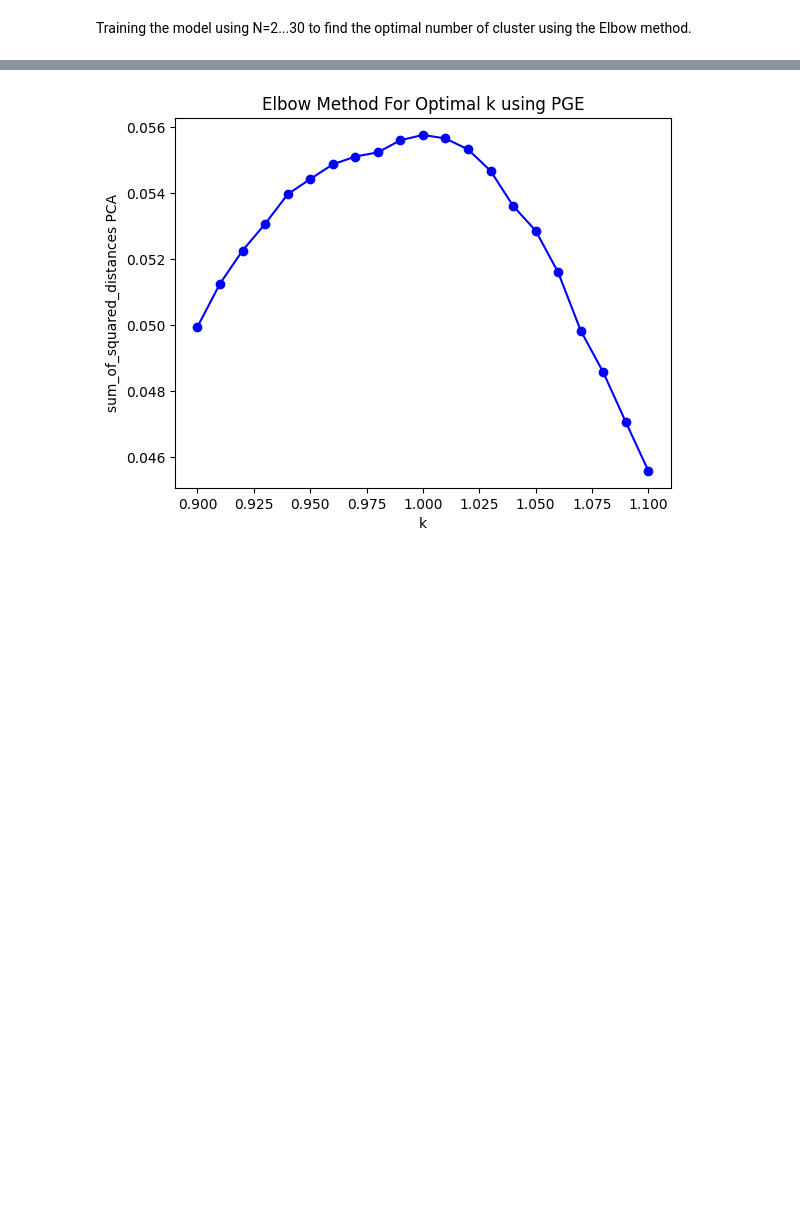
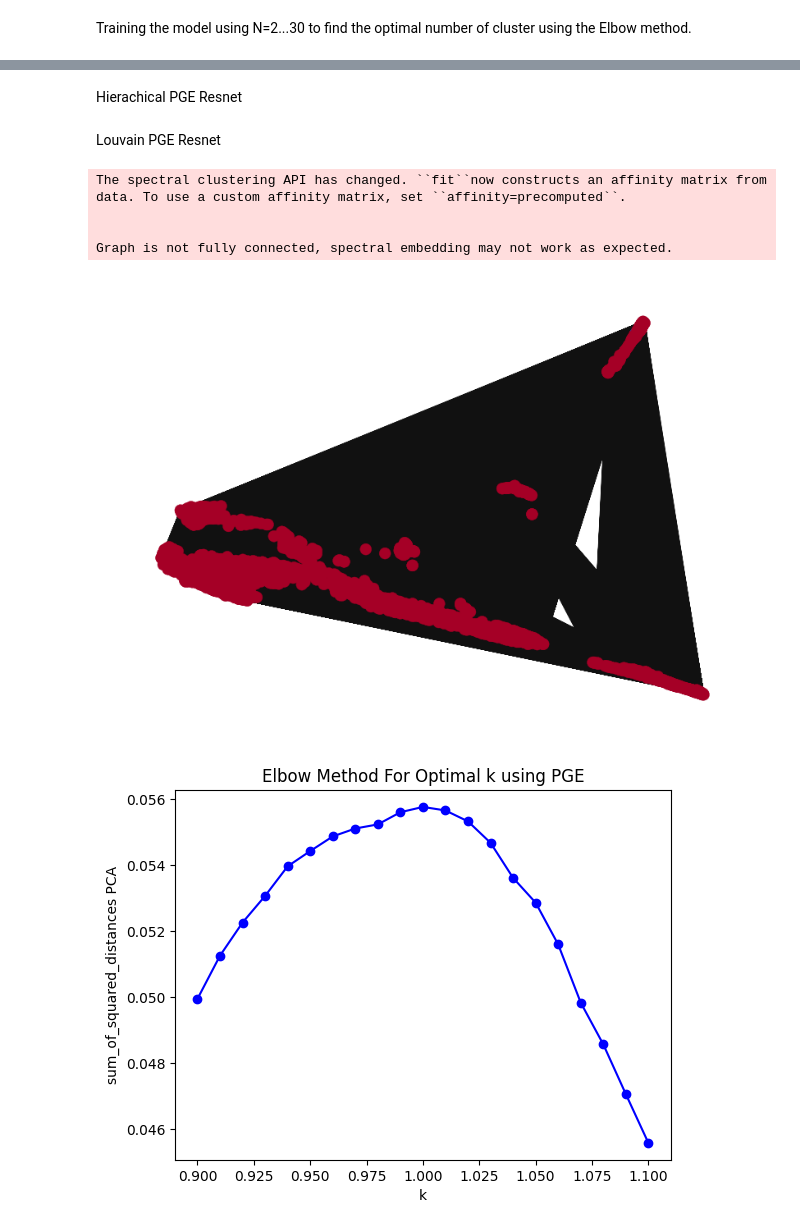
Before and after one commit to titichayajojo/Case-Study-1-Clustering, a Jupyter notebook: case_study1-2.ipynb, the cells around one changed output, grey strips where cells are left out. Drawn from its saved outputs; the diff is of its cells as text; code cells hidden in the pictures; blank space fills up the shorter version.

```diff
--- a/case_study1-2.ipynb
+++ b/case_study1-2.ipynb
@@ -447,0 +422,2 @@ train_squared(test_data_pge_pca, pge_pca_hier_score, 'PCA', 'PGE', Agglomerative
+# %% [markdown]
+Hierachical PGE Resnet
@@ -447,0 +430,2 @@ train_squared(test_data_pge_pca, pge_pca_hier_score, 'PCA', 'PGE', Agglomerative
+# %% [markdown]
+Louvain PGE Resnet
@@ -448,3 +439,49 @@ train_squared(test_data_pge_pca, pge_pca_hier_score, 'PCA', 'PGE', Agglomerative
+# %%
+import numpy as np
+import networkx as nx
+import matplotlib.pyplot as plt
+from sklearn.metrics.pairwise import euclidean_distances
+from sklearn.cluster import SpectralClustering
+from sklearn.decomposition import PCA
+
+def visual_louvain(test_data, resolution):
+    # Apply PCA to reduce dimensionality to 3
+    pca = PCA(n_components=3)
+    test_data_pca = pca.fit_transform(test_data)
+
+    # Compute distances in the reduced space
+    distances = euclidean_distances(test_data_pca)
+    adjacency_matrix = np.exp(-distances)
+
+    # Apply Spectral Clustering
+    n_neighbors = min(10, len(test_data_pca) - 1)
+    spectral = SpectralClustering(n_clusters=2, affinity='nearest_neighbors', n_neighbors=n_neighbors, random_state=42)
+    labels = spectral.fit_predict(adjacency_matrix)
+
+    # Create a graph
+    G = nx.Graph()
+    for i in range(len(test_data_pca)):
+        G.add_node(i, pos=(test_data_pca[i, 0], test_data_pca[i, 1]))
+
+    for i in range(len(test_data_pca)):
+        for j in range(i + 1, len(test_data_pca)):
+            G.add_edge(i, j, weight=adjacency_matrix[i, j])
+
+    # Get node positions (considering only the first two dimensions for 2D visualization)
+    pos = {k: v[:2] for k, v in nx.get_node_attributes(G, 'pos').items()}
+
+    # Draw the 2D graph
+    nx.draw(G, pos, with_labels=False , font_weight='bold', node_color=labels, cmap=plt.cm.RdYlBu, node_size=100)
+
+    plt.show()
+# %%
+visual_louvain(test_data_pge_umap,0.97)
+# %% [output]
+The spectral clustering API has changed. ``fit``now constructs an affinity matrix from data. To use a custom affinity matrix, set ``affinity=precomputed``.
+
+
+Graph is not fully connected, spectral embedding may not work as expected.
+[figure, added]
 # %%
 # Louvain PGE
 pge_pca_louvain_score = [] # PCA
```
Also changed, not shown: parts of 19 cells of this notebook.
